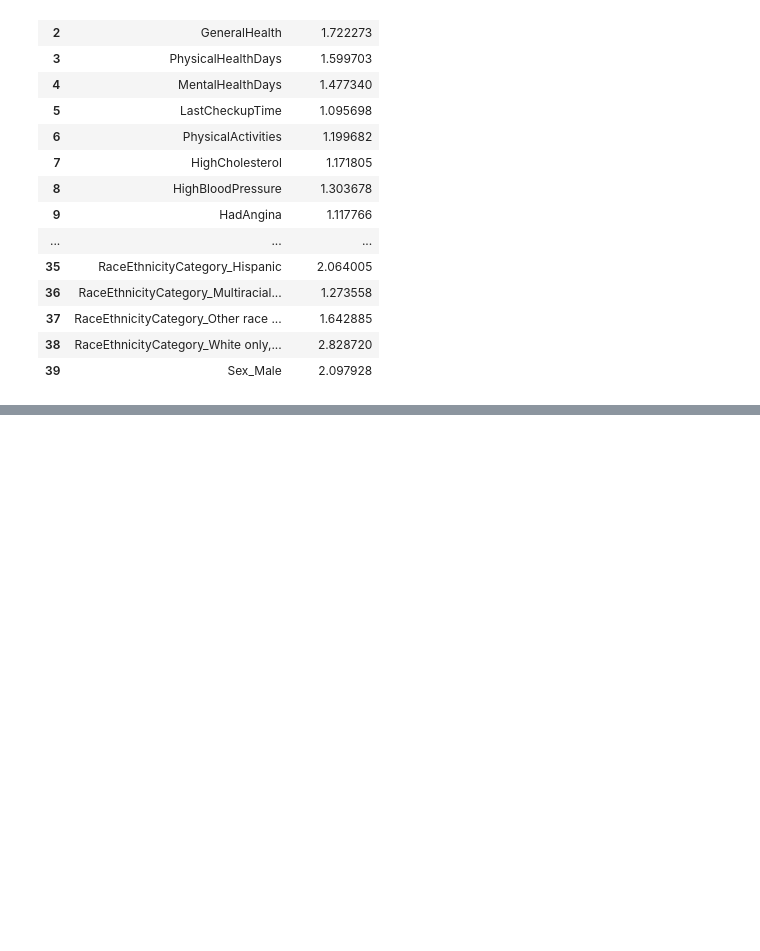
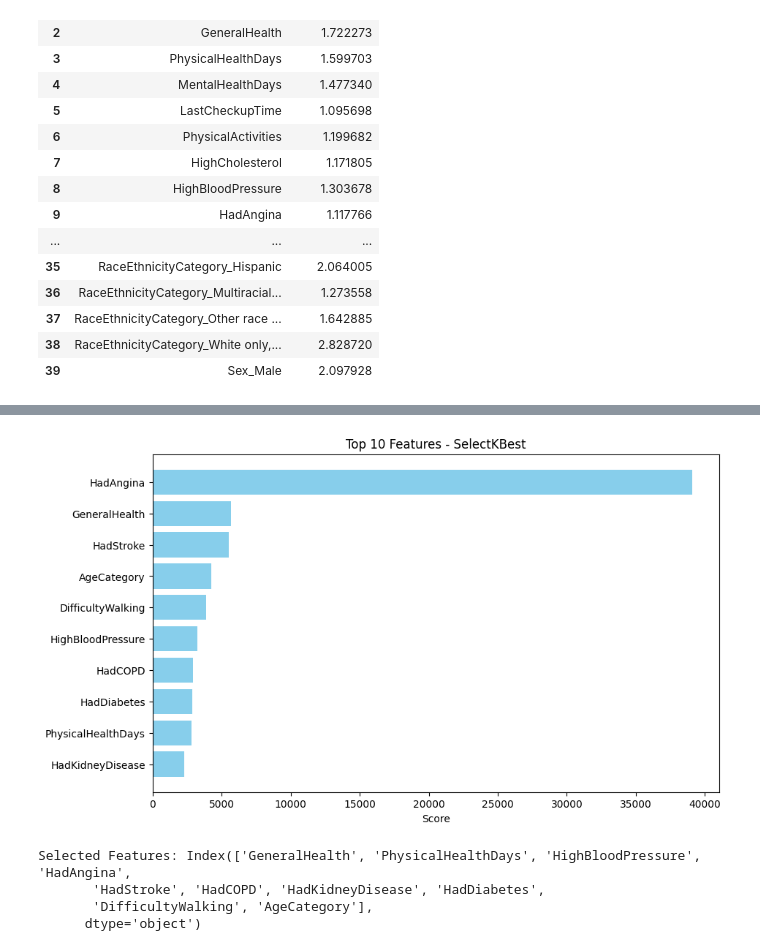
Before and after one commit to RedEye1605/9-Rhendy-Japelhendal-Saragih-Sumbayak-Sheyla-Natasha-Rahma-Ditia, a Jupyter notebook: notebooks/modeling.ipynb, the cells around one changed output, grey strips where cells are left out. Cells and saved outputs as stored; diff of their text form; code cells hidden in the pictures; blank space fills up the shorter version.

```diff
--- a/notebooks/modeling.ipynb
+++ b/notebooks/modeling.ipynb
@@ -226,2 +191,4 @@ df.head()
+# %%
+X = X.drop('const', axis=1)
 # %%
 X_train, X_test, y_train, y_test = train_test_split(X, y, test_size=0.35, random_state=42)
@@ -536,0 +197,6 @@ AUC-PR                       0.395120
+# %%
+# Menstandarisasi fitur menggunakan StandardScaler
+scaler = StandardScaler()
+scaler.fit(X_train)
+X_train_scaled = scaler.transform(X_train)
+X_test_scaled = scaler.transform(X_test)
@@ -536,0 +230,44 @@ AUC-PR                       0.395120
+# %%
+# Fit SelectKBest
+selector = SelectKBest(score_func=f_classif, k=10)  # Select top 5 features
+X_train_selected = selector.fit_transform(X_train_scaled, y_train)
+
+# Get the feature scores
+feature_scores = selector.scores_
+
+# Get the feature names (if your columns are named)
+feature_names = X_train.columns
+selected_features = X.columns[selector.get_support()]
+
+# Create a DataFrame to store feature names and their corresponding scores
+feature_score_df = pd.DataFrame({
+    'Feature': feature_names,
+    'Score': feature_scores
+})
+
+# Sort the scores in descending order
+feature_score_df = feature_score_df.sort_values(by='Score', ascending=False)
+
+# Select the top 10 features
+top_5_features = feature_score_df.head(10)
+
+# Plot the top 10 feature scores
+plt.figure(figsize=(10, 6))
+plt.barh(top_5_features['Feature'], top_5_features['Score'], color='skyblue')
+plt.xlabel('Score')
+plt.title('Top 10 Features - SelectKBest')
+plt.gca().invert_yaxis()  # Invert y-axis to display the highest score at the top
+plt.show()
+# %% [output]
+[figure, added]
+# %%
+# Memilih kolom-kolom fitur yang dipilih
+selected_columns = X.columns[selector.get_support()]
+
+# Menampilkan fitur terpilih
+print("Selected Features:", selected_columns)
+# %% [output]
+Selected Features: Index(['GeneralHealth', 'PhysicalHealthDays', 'HighBloodPressure', 'HadAngina',
+       'HadStroke', 'HadCOPD', 'HadKidneyDisease', 'HadDiabetes',
+       'DifficultyWalking', 'AgeCategory'],
+      dtype='object')
```
Also changed, not shown: parts of 65 cells of this notebook, 1 other file.
